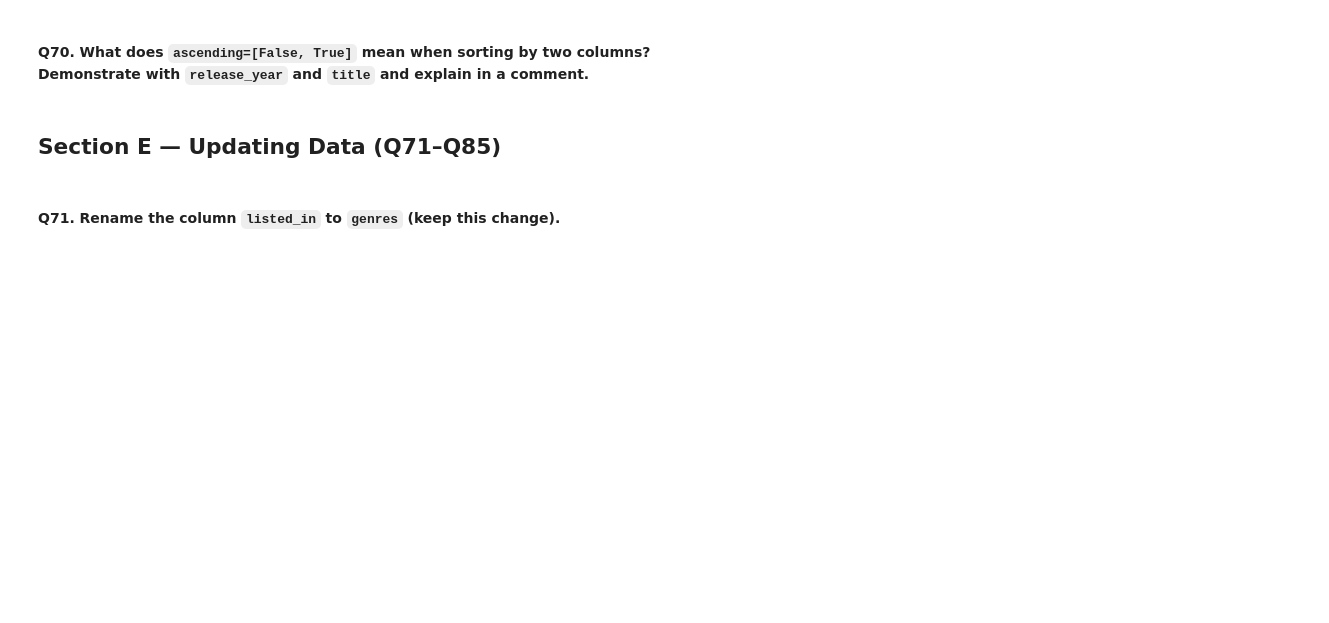
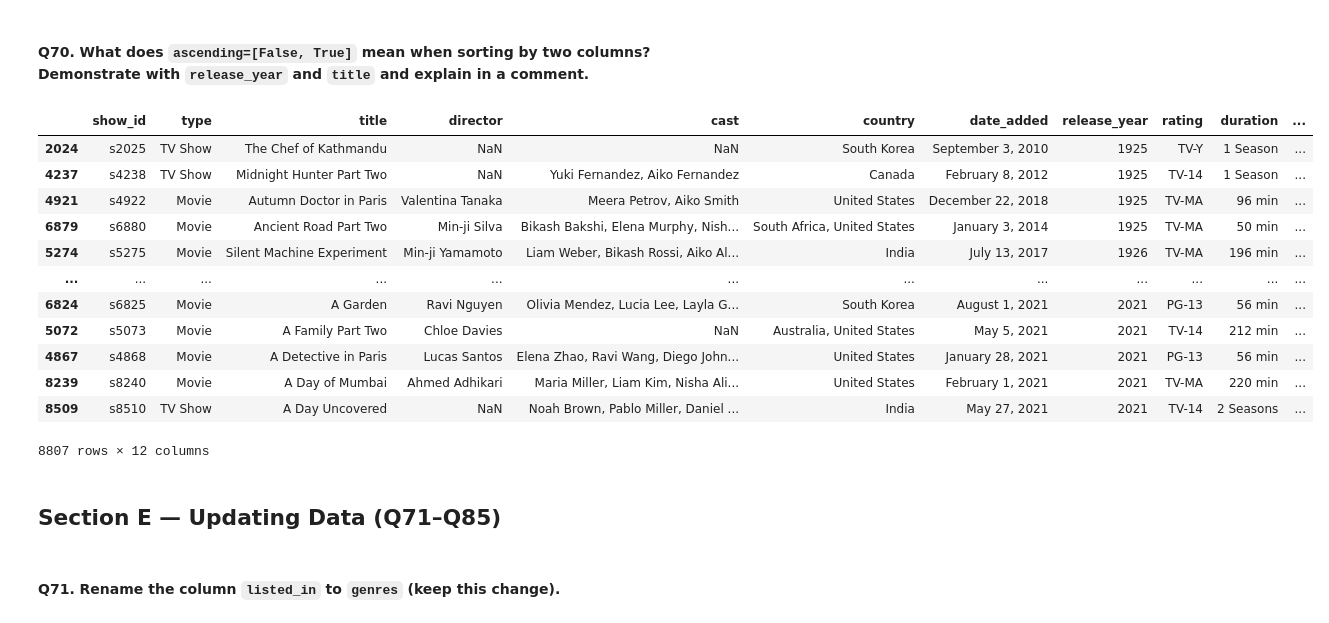
Before and after one commit to Craniax01/pandas, a Jupyter notebook: netflix_workbook_(1).ipynb, the cells around one changed output. Drawn from its saved outputs; the diff is of its cells as text; code cells hidden in the pictures; blank space fills up the shorter version.

```diff
--- a/netflix_workbook_(1).ipynb
+++ b/netflix_workbook_(1).ipynb
@@ -1034,7 +1057,21 @@ df.loc[df["type"] == "Movie"].sort_values("release_year").head(5)
 # %% [markdown]
 #### Q70. What does `ascending=[False, True]` mean when sorting by two columns? Demonstrate with `release_year` and `title` and explain in a comment.
 # %%
-# Your answer here
+df.sort_values(["release_year","title"], ascending=[True,False])
+# %% [output]
+|  | show_id | type | title | director | cast | country | date_added | release_year | rating | duration | ... |
+| 2024 | s2025 | TV Show | The Chef of Kathmandu | NaN | NaN | South Korea | September 3, 2010 | 1925 | TV-Y | 1 Season | ... |
+| 4237 | s4238 | TV Show | Midnight Hunter Part Two | NaN | Yuki Fernandez, Aiko Fernandez | Canada | February 8, 2012 | 1925 | TV-14 | 1 Season | ... |
+| 4921 | s4922 | Movie | Autumn Doctor in Paris | Valentina Tanaka | Meera Petrov, Aiko Smith | United States | December 22, 2018 | 1925 | TV-MA | 96 min | ... |
+| 6879 | s6880 | Movie | Ancient Road Part Two | Min-ji Silva | Bikash Bakshi, Elena Murphy, Nish... | South Africa, United States | January 3, 2014 | 1925 | TV-MA | 50 min | ... |
+| 5274 | s5275 | Movie | Silent Machine Experiment | Min-ji Yamamoto | Liam Weber, Bikash Rossi, Aiko Al... | India | July 13, 2017 | 1926 | TV-MA | 196 min | ... |
+| ... | ... | ... | ... | ... | ... | ... | ... | ... | ... | ... | ... |
+| 6824 | s6825 | Movie | A Garden | Ravi Nguyen | Olivia Mendez, Lucia Lee, Layla G... | South Korea | August 1, 2021 | 2021 | PG-13 | 56 min | ... |
+| 5072 | s5073 | Movie | A Family Part Two | Chloe Davies | NaN | Australia, United States | May 5, 2021 | 2021 | TV-14 | 212 min | ... |
+| 4867 | s4868 | Movie | A Detective in Paris | Lucas Santos | Elena Zhao, Ravi Wang, Diego John... | United States | January 28, 2021 | 2021 | PG-13 | 56 min | ... |
+| 8239 | s8240 | Movie | A Day of Mumbai | Ahmed Adhikari | Maria Miller, Liam Kim, Nisha Ali... | United States | February 1, 2021 | 2021 | TV-MA | 220 min | ... |
+| 8509 | s8510 | TV Show | A Day Uncovered | NaN | Noah Brown, Pablo Miller, Daniel ... | India | May 27, 2021 | 2021 | TV-14 | 2 Seasons | ... |
+8807 rows × 12 columns
 # %% [markdown]
 ## Section E — Updating Data (Q71–Q85)
 # %% [markdown]
```
Also changed, not shown: parts of 11 cells of this notebook.
